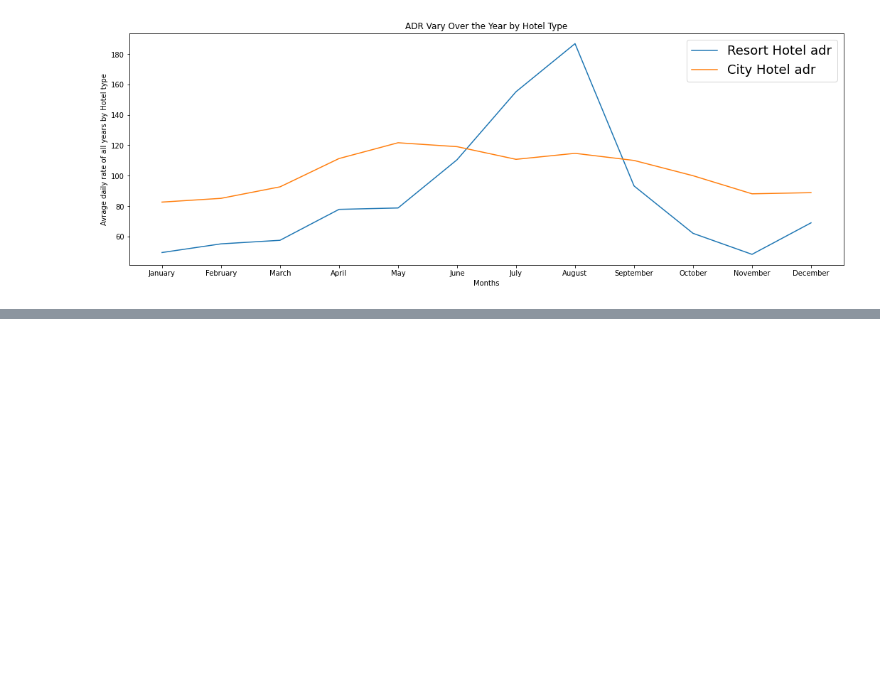
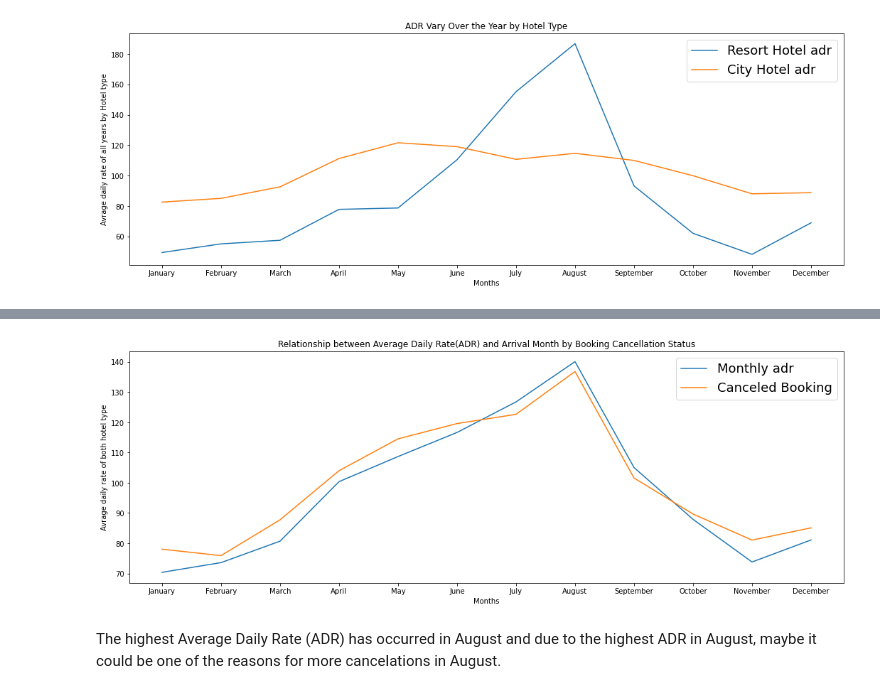
Before and after one commit to hitenmewada/Capstone-1-EDA_on_hotel_booking_dataset, a Jupyter notebook: Copy_of_Hotel_Booking_Analysis_Capstone_Project.ipynb, the cells around one changed output, grey strips where cells are left out. Cells and saved outputs as stored; diff of their text form; code cells hidden in the pictures; blank space fills up the shorter version.

```diff
--- a/Copy_of_Hotel_Booking_Analysis_Capstone_Project.ipynb
+++ b/Copy_of_Hotel_Booking_Analysis_Capstone_Project.ipynb
@@ -344,0 +318,4 @@ plt.show()
+# %%
+canceled_adr=canceled_adr.reset_index()
+# %%
+canceled_adr.columns = ['canceled','month','adr']
@@ -344,0 +338,17 @@ plt.show()
+# %%
+canceled_adr['month_by_no'] = canceled_adr['month'].apply(lambda x :encoding_months_by_num(x))
+# %%
+canceled_adr.sort_values(by='month_by_no',inplace=True)
+# %%
+plt.figure(figsize=(18,6))
+sns.lineplot(monthly_adr['arrival_date_month'],monthly_adr['adr'])
+sns.lineplot(canceled_adr['month'],canceled_adr['adr'])
+plt.legend(labels=['Monthly adr','Canceled Booking'], fontsize=18)
+plt.xlabel('Months')
+plt.ylabel('Avrage daily rate of both hotel type')
+plt.title('Relationship between Average Daily Rate(ADR) and Arrival Month by Booking Cancellation Status')
+plt.show()
+# %% [output]
+[figure, added]
+# %% [markdown]
+The highest Average Daily Rate (ADR) has occurred in August and due to the highest ADR in August, maybe it could be one of the reasons for more cancelations in August.
```
Also changed, not shown: parts of 33 cells of this notebook.
